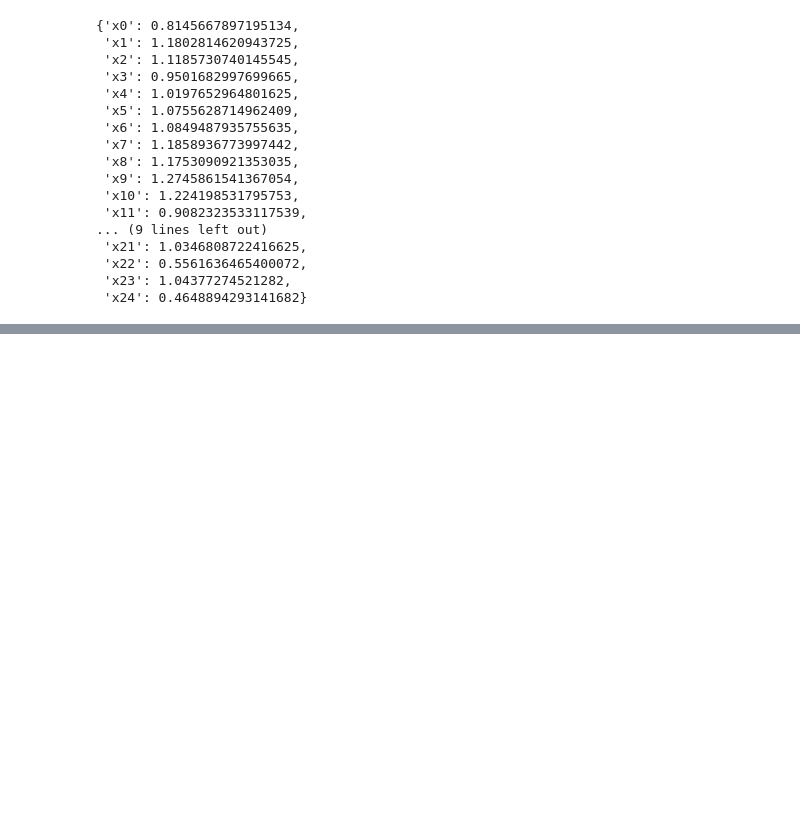
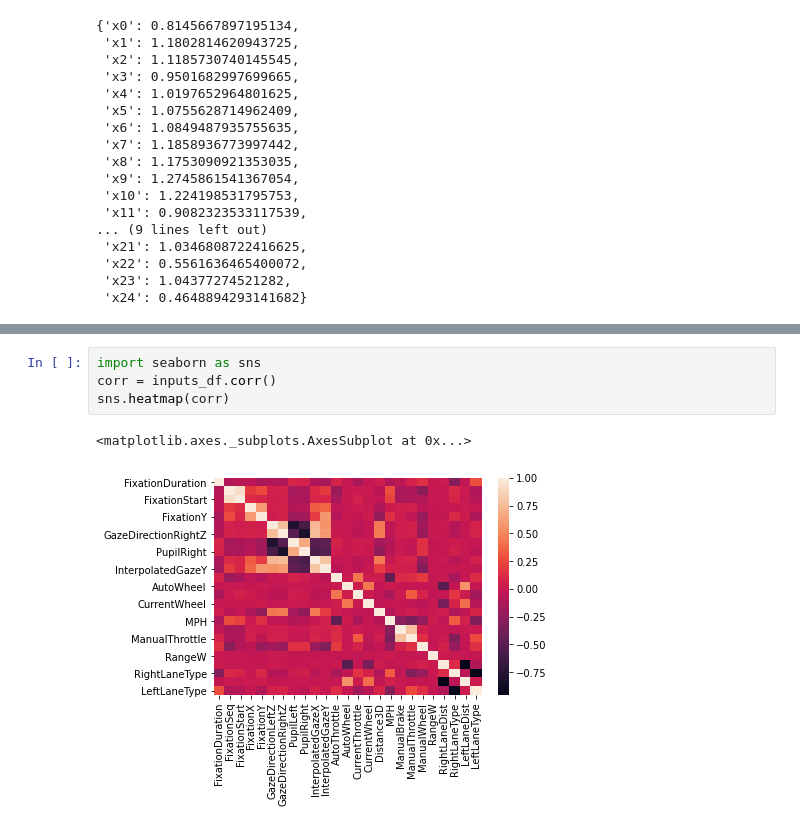
Before and after one commit to SharedControlAutonomousDriving/scad_tot, a Jupyter notebook: network/data.ipynb, the cells around one changed output, grey strips where cells are left out. Cells and saved outputs as stored; diff of their text form; blank space fills up the shorter version.

```diff
--- a/network/data.ipynb
+++ b/network/data.ipynb
@@ -153,0 +178,7 @@ NameError: name 'plt' is not defined
+# %%
+import seaborn as sns
+corr = inputs_df.corr()
+sns.heatmap(corr)
+# %% [output]
+<matplotlib.axes._subplots.AxesSubplot at 0x...>
+[figure, added]
```
Also changed, not shown: parts of 10 cells of this notebook, 19 other files.
